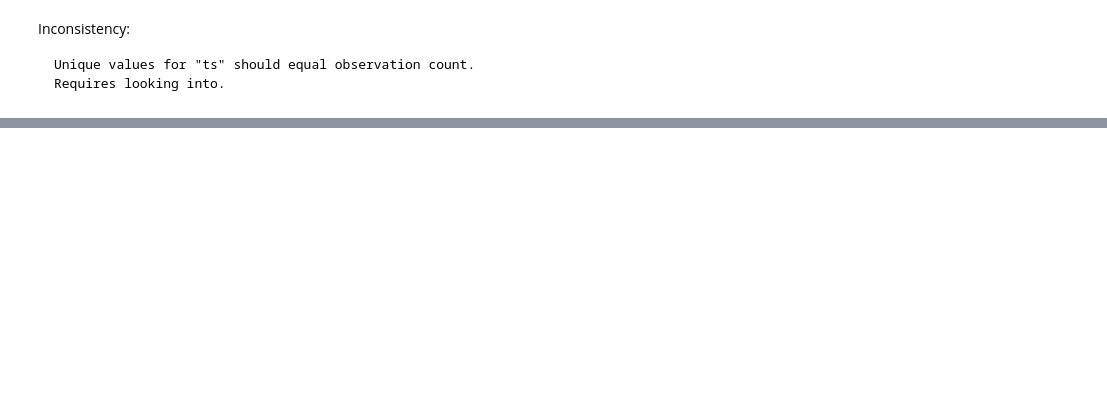
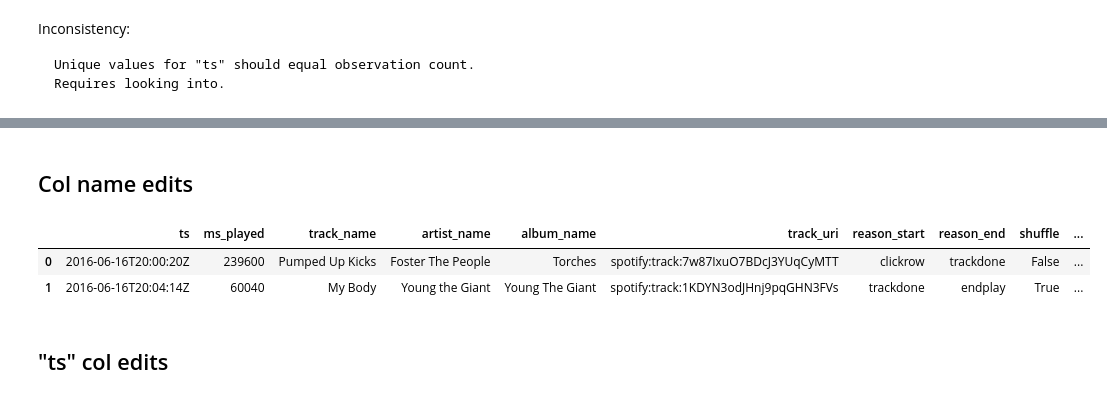
Before and after one commit to August-JF-Perez/Spotify_Music_History_Analysis, a Jupyter notebook: Spotify_Music_Analysis.ipynb, the cells around one changed output, grey strips where cells are left out. Cells and saved outputs as stored; diff of their text form; code cells hidden in the pictures; blank space fills up the shorter version.

Commit message:
Update Spotify_Music_Analysis.ipynb
Data cleaning (col name edits and timestamp col split to date and time cols)

```diff
--- a/Spotify_Music_Analysis.ipynb
+++ b/Spotify_Music_Analysis.ipynb
@@ -245,0 +394,12 @@ df_music[df_music['master_metadata_track_name']=='Spanish Ladies'][['master_meta
+# %% [markdown]
+## Col name edits
+# %%
+df_music.rename({'master_metadata_track_name': "track_name", 'master_metadata_album_artist_name' : "artist_name", 'master_metadata_album_album_name' : "album_name", 'spotify_track_uri' : "track_uri"}, axis=1, inplace=True)
+# %%
+df_music.head(2)
+# %% [output]
+|  | ts | ms_played | track_name | artist_name | album_name | track_uri | reason_start | reason_end | shuffle | ... |
+| 0 | 2016-06-16T20:00:20Z | 239600 | Pumped Up Kicks | Foster The People | Torches | spotify:track:7w87IxuO7BDcJ3YUqCyMTT | clickrow | trackdone | False | ... |
+| 1 | 2016-06-16T20:04:14Z | 60040 | My Body | Young the Giant | Young The Giant | spotify:track:1KDYN3odJHnj9pqGHN3FVs | trackdone | endplay | True | ... |
+# %% [markdown]
+## "ts" col edits
```
Also changed, not shown: parts of 32 cells of this notebook.
